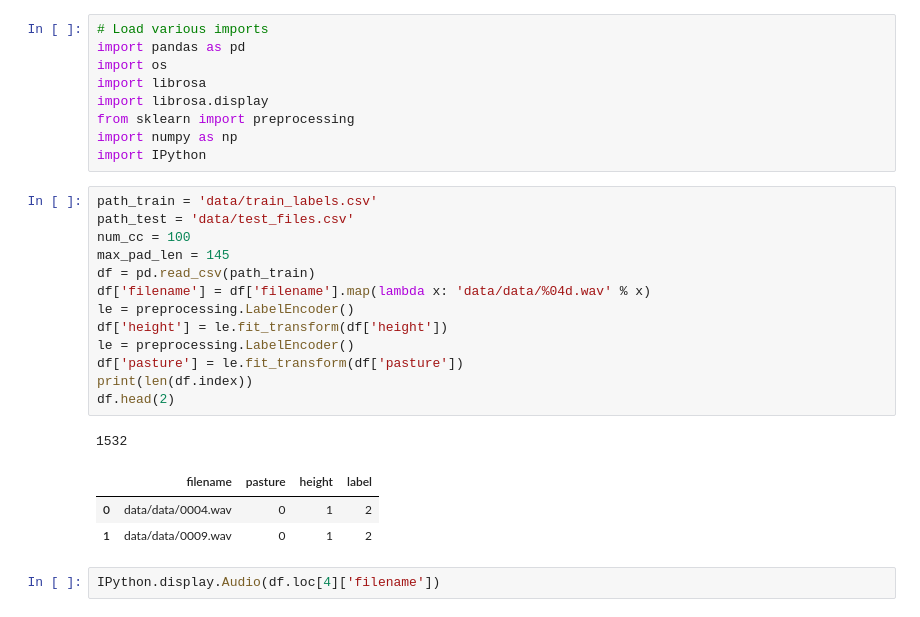
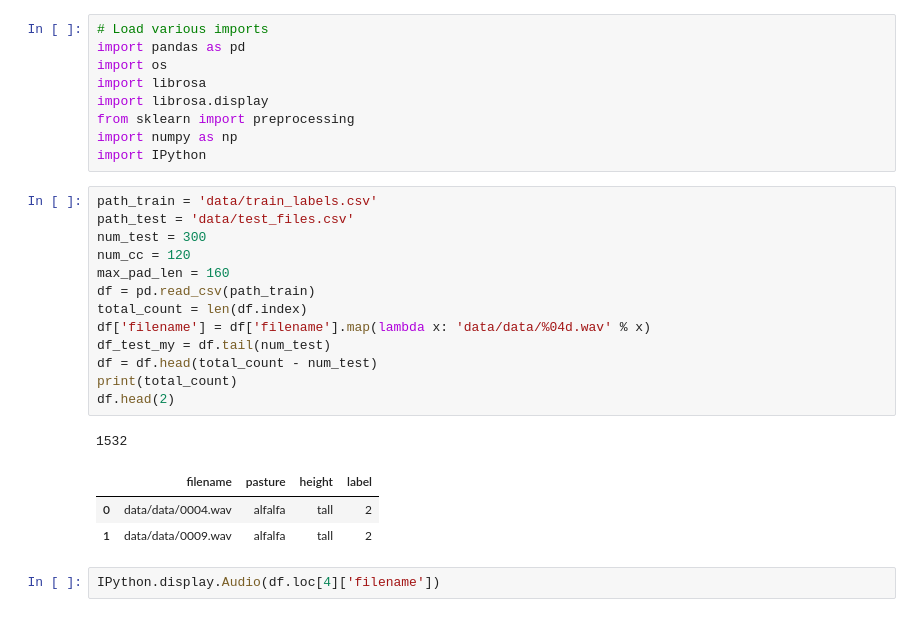
Before and after one commit to juancrescente/ia-litoral, a Jupyter notebook: model.ipynb, the cells around one changed output. Cells and saved outputs as stored; diff of their text form.

```diff
--- a/model.ipynb
+++ b/model.ipynb
@@ -10,21 +10,21 @@ import IPython
 # %%
 path_train = 'data/train_labels.csv'
 path_test = 'data/test_files.csv'
-num_cc = 100
-max_pad_len = 145
+num_test = 300
+num_cc = 120
+max_pad_len = 160
 df = pd.read_csv(path_train)
+total_count = len(df.index)
 df['filename'] = df['filename'].map(lambda x: 'data/data/%04d.wav' % x)
-le = preprocessing.LabelEncoder()
-df['height'] = le.fit_transform(df['height'])
-le = preprocessing.LabelEncoder()
-df['pasture'] = le.fit_transform(df['pasture'])
-print(len(df.index))
+df_test_my = df.tail(num_test)
+df = df.head(total_count - num_test)
+print(total_count)
 df.head(2)
 # %% [output]
 1532
 |  | filename | pasture | height | label |
-| 0 | data/data/0004.wav | 0 | 1 | 2 |
-| 1 | data/data/0009.wav | 0 | 1 | 2 |
+| 0 | data/data/0004.wav | alfalfa | tall | 2 |
+| 1 | data/data/0009.wav | alfalfa | tall | 2 |
 # %%
 IPython.display.Audio(df.loc[4]['filename'])
 # %% [output]
```
Also changed, not shown: parts of 15 cells of this notebook, 2 other files.
